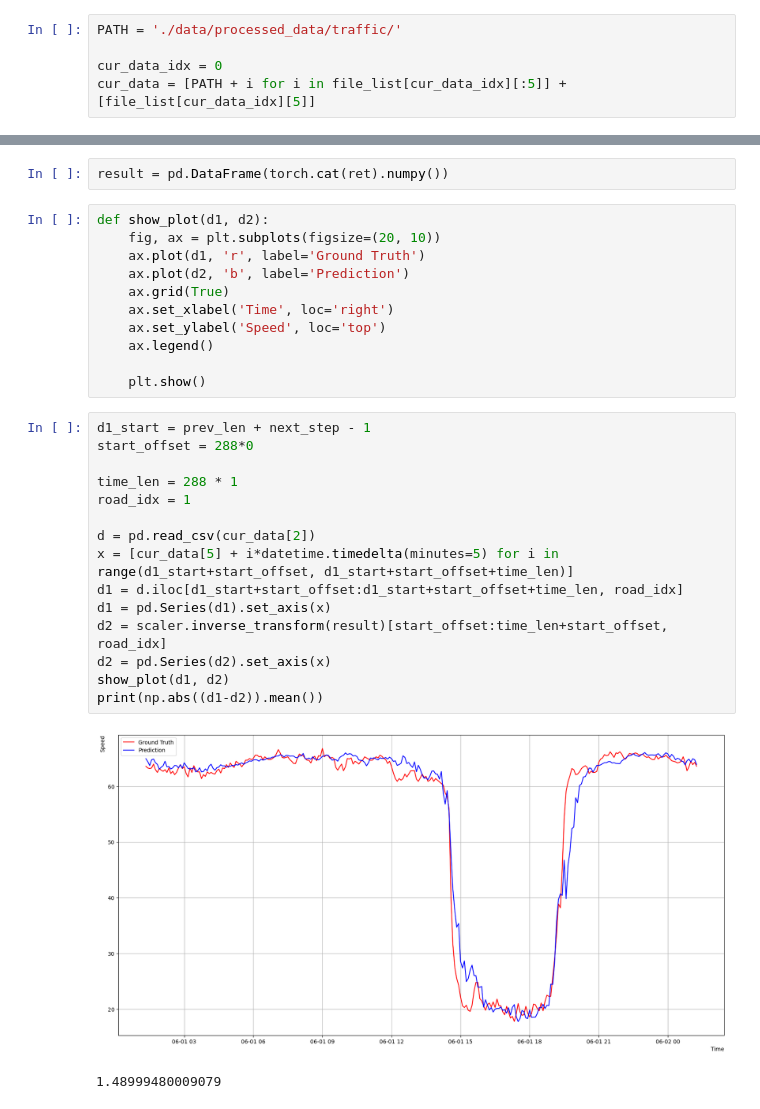
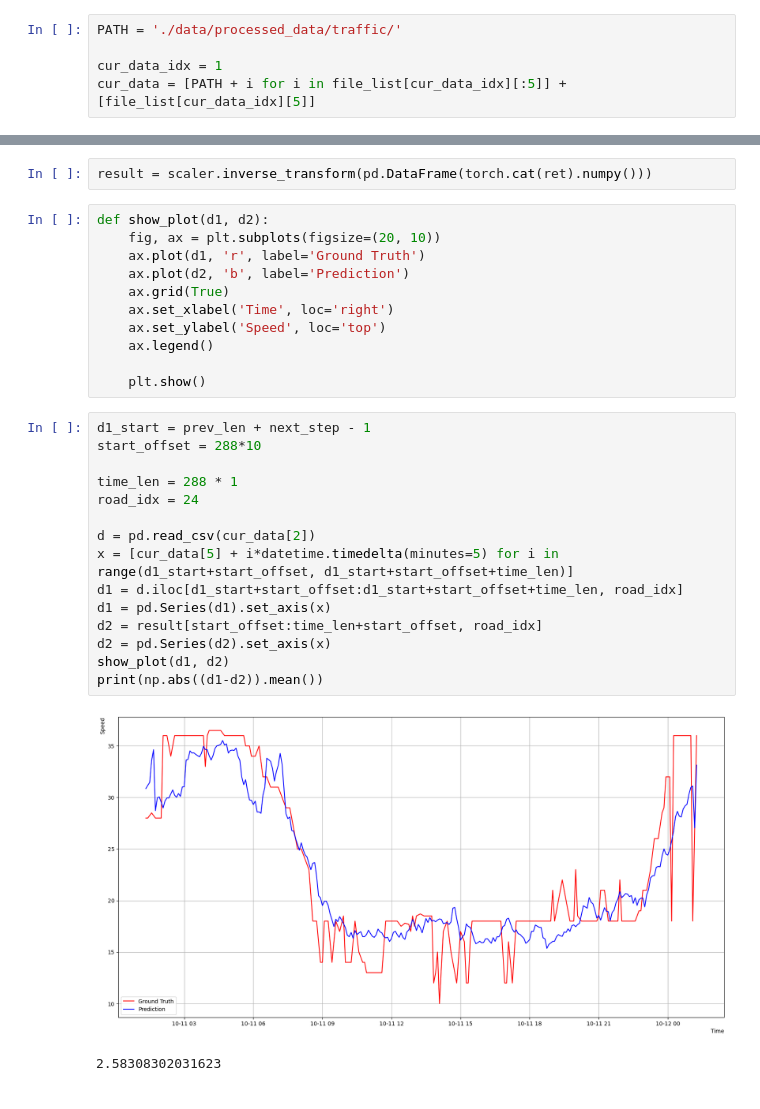
Before and after one commit to Talk-potato/Time-series-forecasting, a Jupyter notebook: TPN.ipynb, the cells around one changed output, grey strips where cells are left out. Cells and saved outputs as stored; diff of their text form.

```diff
--- a/TPN.ipynb
+++ b/TPN.ipynb
@@ -141,7 +142,7 @@ file_list.append(('2023_6to9.csv', '2023_6to9_t.csv', '202310.csv', '202310_t.cs
 # %%
 PATH = './data/processed_data/traffic/'
 
-cur_data_idx = 0
+cur_data_idx = 1
 cur_data = [PATH + i for i in file_list[cur_data_idx][:5]] + [file_list[cur_data_idx][5]]
 # %%
 TIME_LEN = 7*24*12
@@ -220,5 +221,5 @@ ret
 # %%
-result = pd.DataFrame(torch.cat(ret).numpy())
+result = scaler.inverse_transform(pd.DataFrame(torch.cat(ret).numpy()))
 # %%
 def show_plot(d1, d2):
     fig, ax = plt.subplots(figsize=(20, 10))
@@ -232,22 +233,22 @@ def show_plot(d1, d2):
     plt.show()
 # %%
 d1_start = prev_len + next_step - 1
-start_offset = 288*0
+start_offset = 288*10
 
 time_len = 288 * 1
-road_idx = 1
+road_idx = 24
 
 d = pd.read_csv(cur_data[2])
 x = [cur_data[5] + i*datetime.timedelta(minutes=5) for i in range(d1_start+start_offset, d1_start+start_offset+time_len)]
 d1 = d.iloc[d1_start+start_offset:d1_start+start_offset+time_len, road_idx]
 d1 = pd.Series(d1).set_axis(x)
-d2 = scaler.inverse_transform(result)[start_offset:time_len+start_offset, road_idx]
+d2 = result[start_offset:time_len+start_offset, road_idx]
 d2 = pd.Series(d2).set_axis(x)
 show_plot(d1, d2)
 print(np.abs((d1-d2)).mean())
 # %% [output]
-[figure, old version]
+[figure, new version]
-1.48999480009079
+2.58308302031623
 # %%
 mx = 0
 mae = []
```
Also changed, not shown: parts of 9 cells of this notebook.
